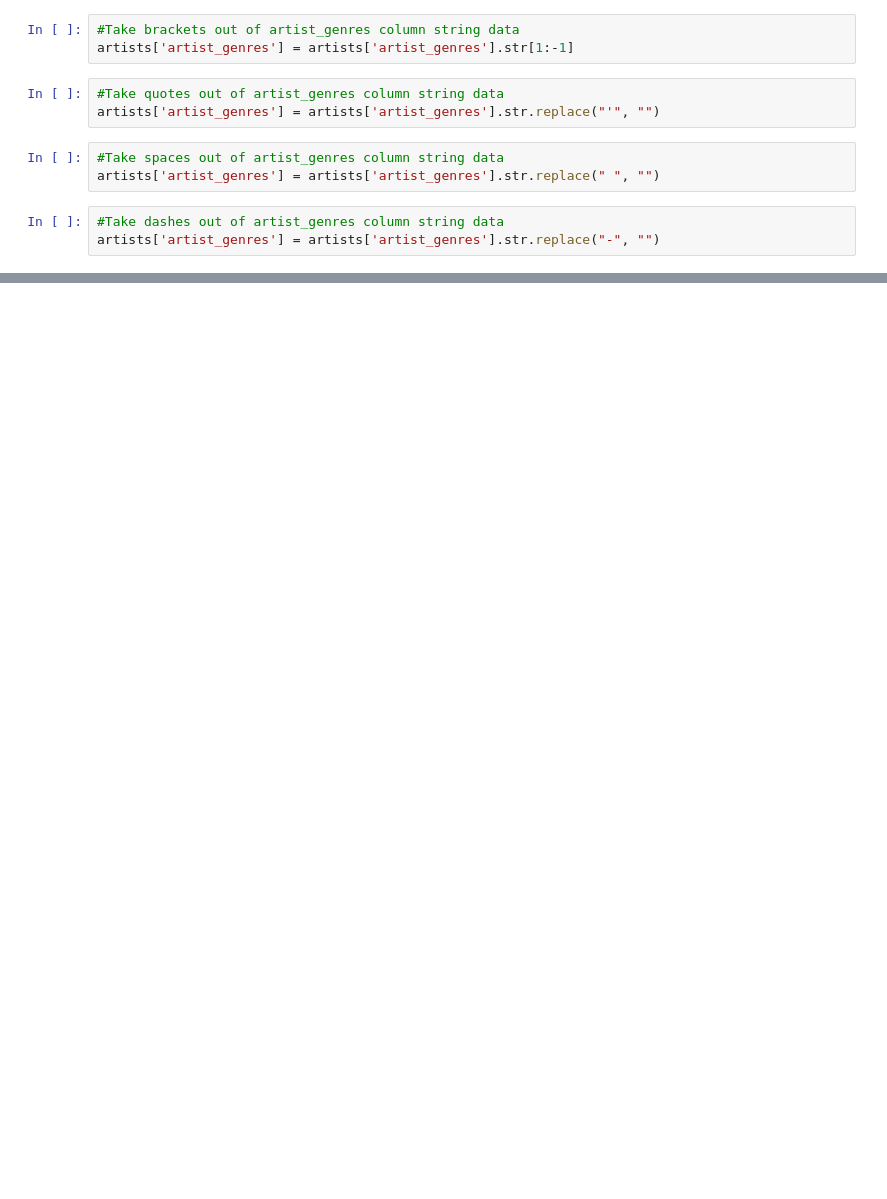
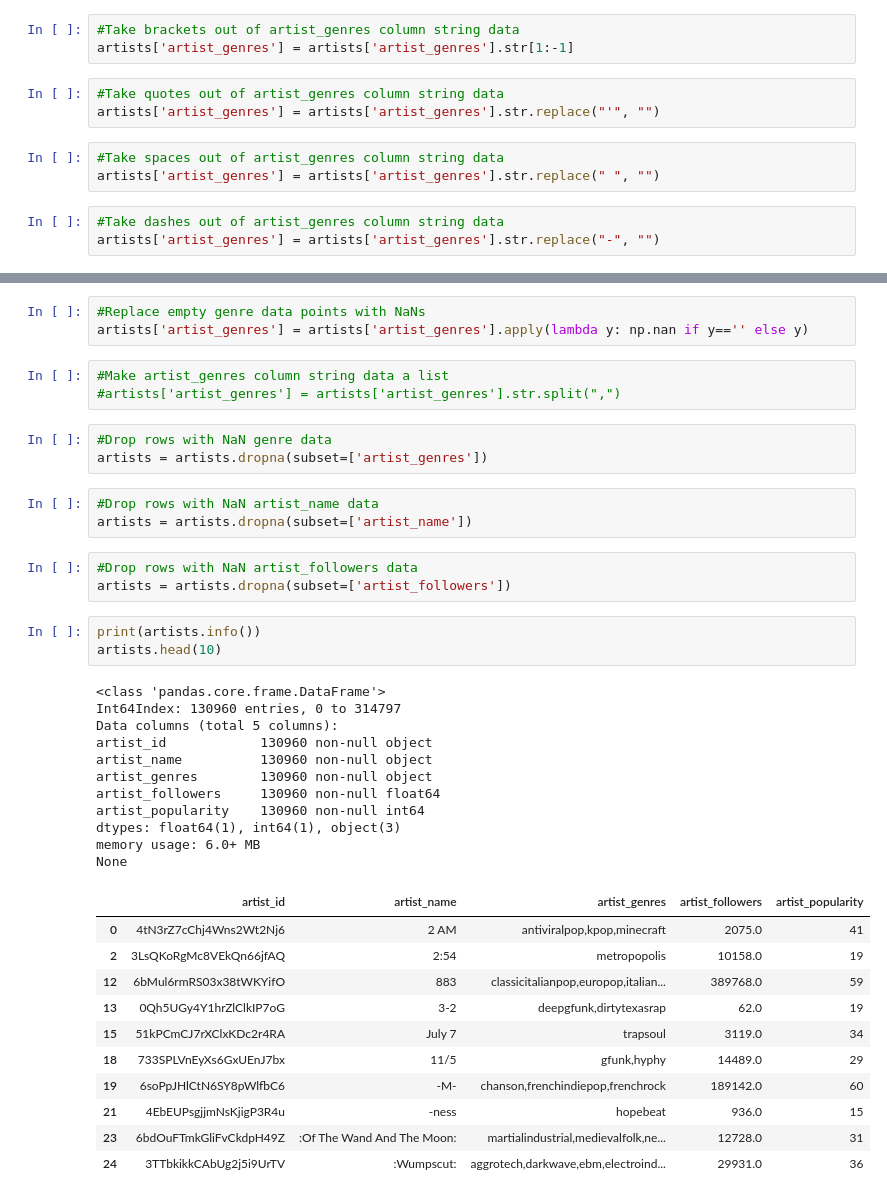
Before and after one commit to maxtingle11/Determining-Artist-Popularity-Differences-by-Genre-with-Hypothesis-Testing, a Jupyter notebook: Data Cleaning.ipynb, the cells around one changed output, grey strips where cells are left out. Saved outputs shown, nothing was run; the diff lists cells and outputs as text; blank space fills up the shorter version.

```diff
--- a/Data Cleaning.ipynb
+++ b/Data Cleaning.ipynb
@@ -105,0 +25,41 @@ unique_genre_df.head(100)
+# %%
+#Replace empty genre data points with NaNs
+artists['artist_genres'] = artists['artist_genres'].apply(lambda y: np.nan if y=='' else y)
+# %%
+#Make artist_genres column string data a list
+#artists['artist_genres'] = artists['artist_genres'].str.split(",")
+# %%
+#Drop rows with NaN genre data
+artists = artists.dropna(subset=['artist_genres'])
+# %%
+#Drop rows with NaN artist_name data
+artists = artists.dropna(subset=['artist_name'])
+# %%
+#Drop rows with NaN artist_followers data
+artists = artists.dropna(subset=['artist_followers'])
+# %%
+print(artists.info())
+artists.head(10)
+# %% [output]
+<class 'pandas.core.frame.DataFrame'>
+Int64Index: 130960 entries, 0 to 314797
+Data columns (total 5 columns):
+artist_id            130960 non-null object
+artist_name          130960 non-null object
+artist_genres        130960 non-null object
+artist_followers     130960 non-null float64
+artist_popularity    130960 non-null int64
+dtypes: float64(1), int64(1), object(3)
+memory usage: 6.0+ MB
+None
+|  | artist_id | artist_name | artist_genres | artist_followers | artist_popularity |
+| 0 | 4tN3rZ7cChj4Wns2Wt2Nj6 | 2 AM | antiviralpop,kpop,minecraft | 2075.0 | 41 |
+| 2 | 3LsQKoRgMc8VEkQn66jfAQ | 2:54 | metropopolis | 10158.0 | 19 |
+| 12 | 6bMul6rmRS03x38tWKYifO | 883 | classicitalianpop,europop,italian... | 389768.0 | 59 |
+| 13 | 0Qh5UGy4Y1hrZlClkIP7oG | 3-2 | deepgfunk,dirtytexasrap | 62.0 | 19 |
+| 15 | 51kPCmCJ7rXClxKDc2r4RA | July 7 | trapsoul | 3119.0 | 34 |
+| 18 | 733SPLVnEyXs6GxUEnJ7bx | 11/5 | gfunk,hyphy | 14489.0 | 29 |
+| 19 | 6soPpJHlCtN6SY8pWlfbC6 | -M- | chanson,frenchindiepop,frenchrock | 189142.0 | 60 |
+| 21 | 4EbEUPsgjjmNsKjigP3R4u | -ness | hopebeat | 936.0 | 15 |
+| 23 | 6bdOuFTmkGliFvCkdpH49Z | :Of The Wand And The Moon: | martialindustrial,medievalfolk,ne... | 12728.0 | 31 |
+| 24 | 3TTbkikkCAbUg2j5i9UrTV | :Wumpscut: | aggrotech,darkwave,ebm,electroind... | 29931.0 | 36 |
```
Also changed, not shown: parts of 40 cells of this notebook, 3 other files.
